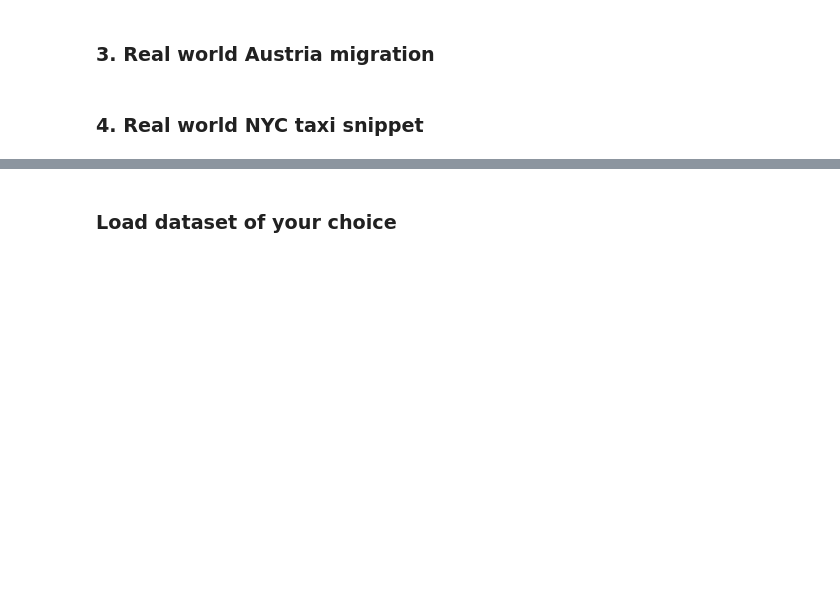
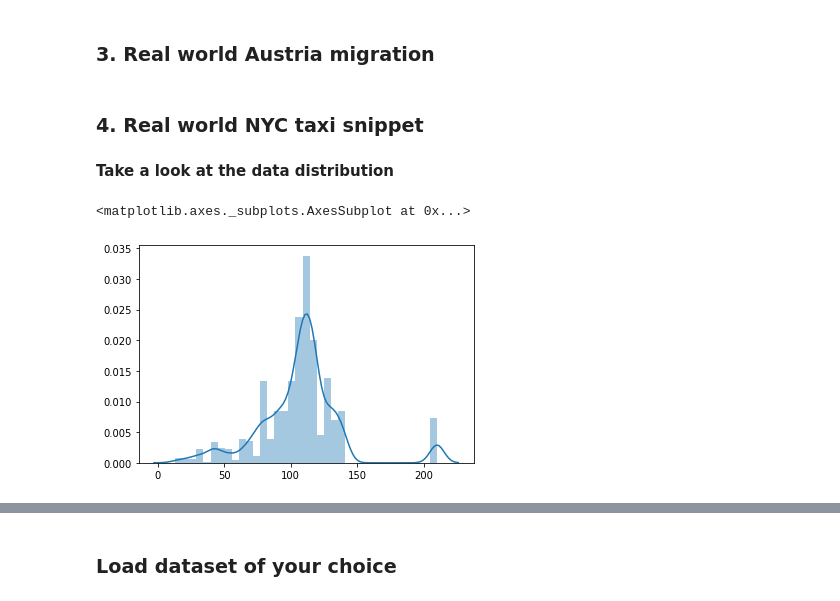
Before and after one commit to leonardzh/zheng_MnM4SDS_project, a Jupyter notebook: MainPlayground.ipynb, the cells around one changed output, grey strips where cells are left out. Drawn from its saved outputs; the diff is of its cells as text; code cells hidden in the pictures; blank space fills up the shorter version.

```diff
--- a/MainPlayground.ipynb
+++ b/MainPlayground.ipynb
@@ -103,3 +103,12 @@ def loadDatasetTaxiSnippet():
     X = np.load('data/simple_taxi_X.npy')
     Y = np.load('data/simple_taxi_Y.npy')
     return (X,Y)
+# %% [markdown]
+**Take a look at the data distribution**
+# %%
+X,Y = loadDatasetTaxiSnippet()
+#Oi
+sns.distplot(X[:,0])
+# %% [output]
+<matplotlib.axes._subplots.AxesSubplot at 0x...>
+[figure, added]
```
Also changed, not shown: parts of 41 cells of this notebook, 1 other file.
